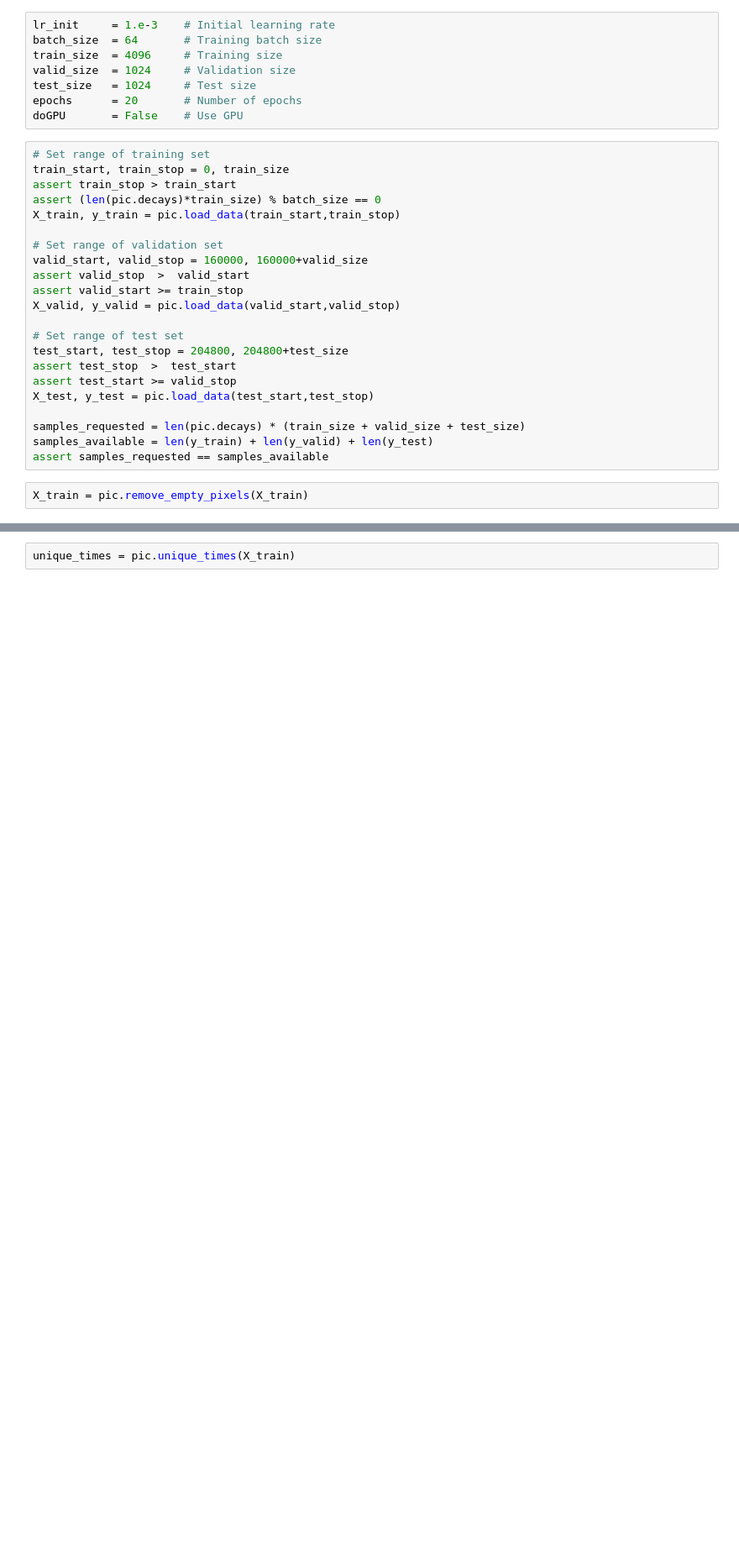
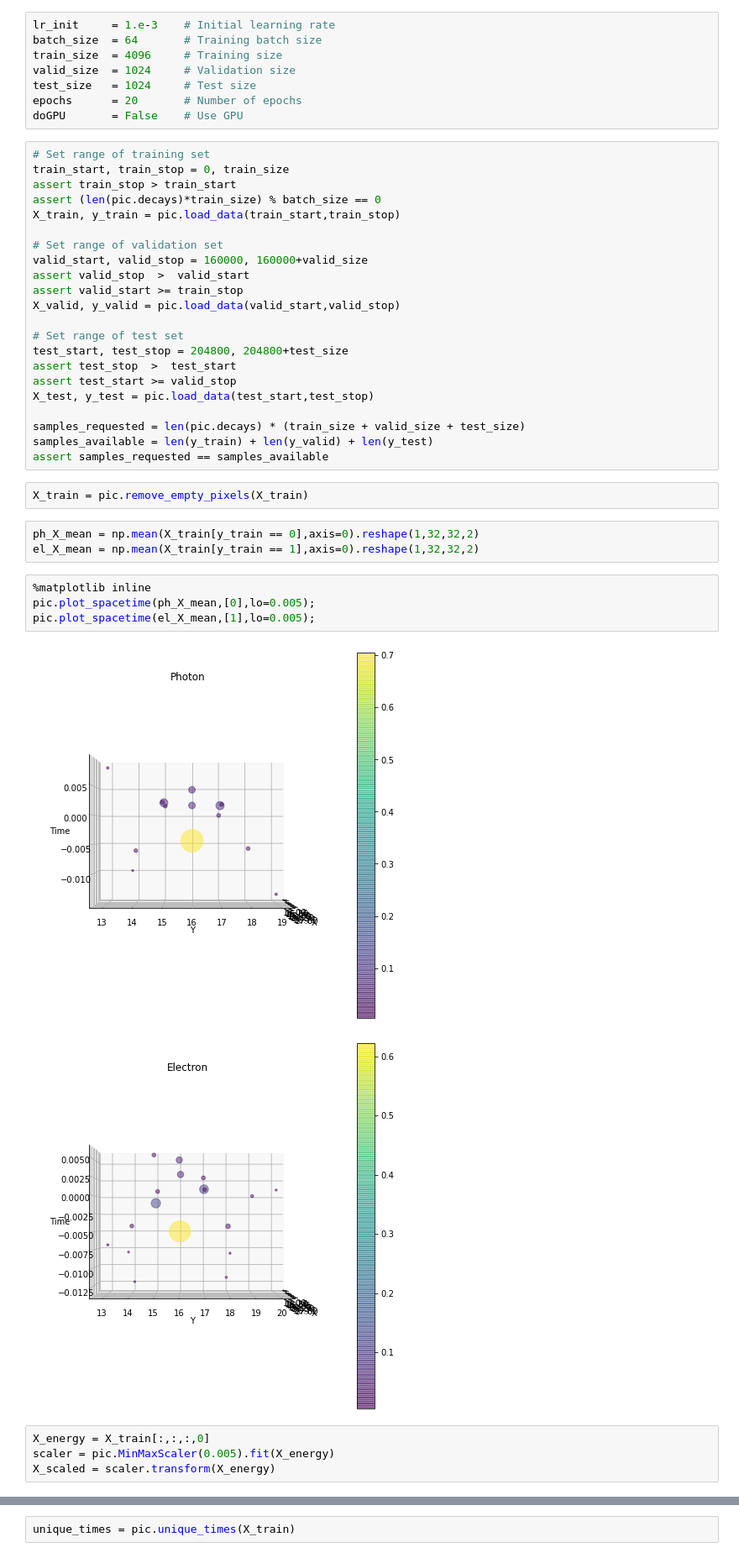
Before and after one commit to ekoenig4/ParticleImages, a Jupyter notebook: data-visualization.ipynb, the cells around one changed output, grey strips where cells are left out. Shown at 84% size. Cells and saved outputs as stored; diff of their text form; blank space fills up the shorter version.

```diff
--- a/data-visualization.ipynb
+++ b/data-visualization.ipynb
@@ -50,3 +50,17 @@ samples_available = len(y_train) + len(y_valid) + len(y_test)
 assert samples_requested == samples_available
 # %%
 X_train = pic.remove_empty_pixels(X_train)
+# %%
+ph_X_mean = np.mean(X_train[y_train == 0],axis=0).reshape(1,32,32,2)
+el_X_mean = np.mean(X_train[y_train == 1],axis=0).reshape(1,32,32,2)
+# %%
+%matplotlib inline
+pic.plot_spacetime(ph_X_mean,[0],lo=0.005);
+pic.plot_spacetime(el_X_mean,[1],lo=0.005);
+# %% [output]
+[figure, added]
+[figure, added]
+# %%
+X_energy = X_train[:,:,:,0]
+scaler = pic.MinMaxScaler(0.005).fit(X_energy)
+X_scaled = scaler.transform(X_energy)
```
Also changed, not shown: parts of 9 cells of this notebook, 7 other files.
